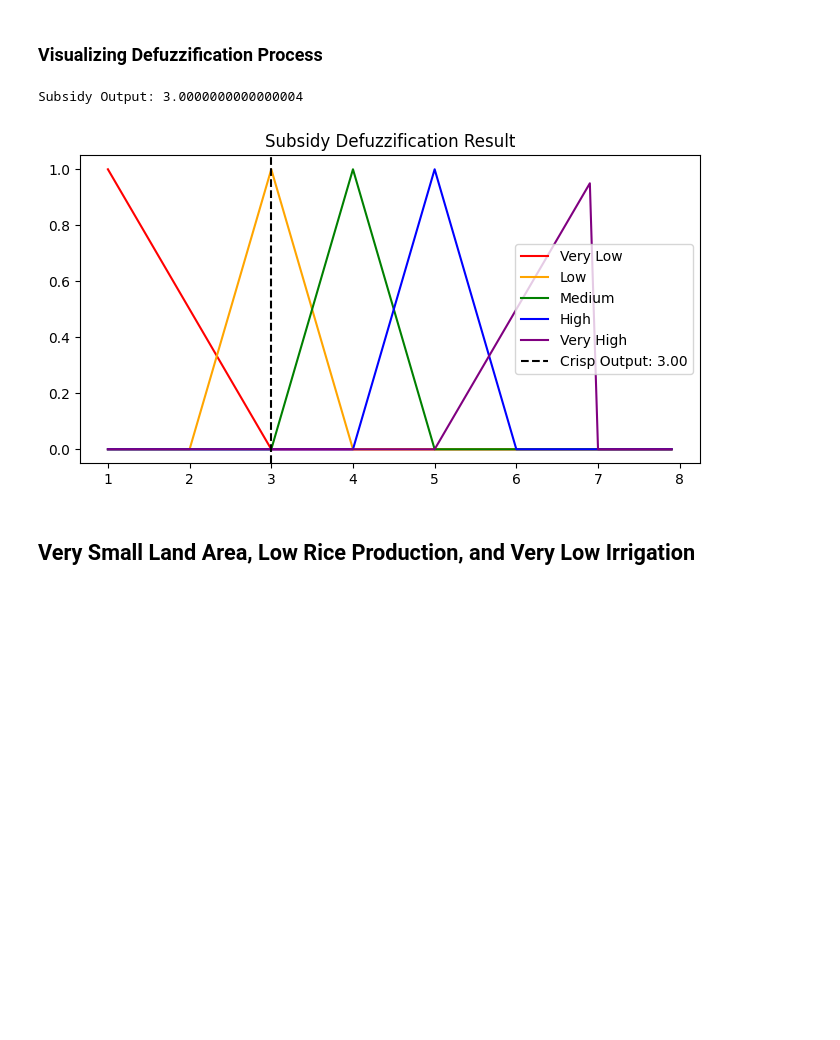
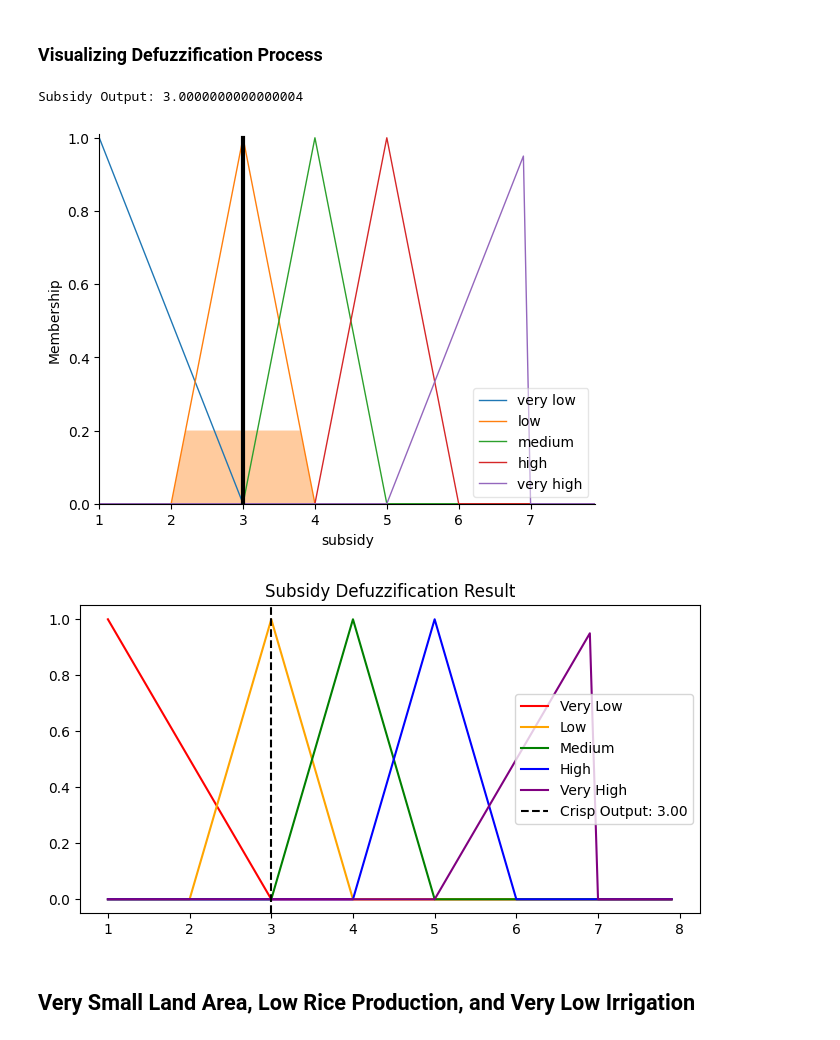
Before and after one commit to FarrelAD/Calculate-Subsidy-With-Fuzzy-Logic, a Jupyter notebook: mamdani/mamdani_2.ipynb, the cells around one changed output. Saved outputs shown, nothing was run; the diff lists cells and outputs as text; code cells hidden in the pictures; blank space fills up the shorter version.

Commit message:
add: area visualization of crisp output

```diff
--- a/mamdani/mamdani_2.ipynb
+++ b/mamdani/mamdani_2.ipynb
@@ -136,26 +140,29 @@ subsidization.compute()
 # %% [markdown]
 ### Visualizing Defuzzification Process
 # %%
+subsidy.view(sim=subsidization)
+
 if 'subsidy' in subsidization.output:
     subsidy_activation = subsidization.output['subsidy']
     print(f"Subsidy Output: {subsidy_activation}")
 
     # Plotting the output fuzzy set with crisp result
     fig, ax = plt.subplots(figsize=(8, 4))
     ax.plot(subsidy.universe, subsidy['very low'].mf, 'r', label='Very Low')
     ax.plot(subsidy.universe, subsidy['low'].mf, 'orange', label='Low')
     ax.plot(subsidy.universe, subsidy['medium'].mf, 'g', label='Medium')
     ax.plot(subsidy.universe, subsidy['high'].mf, 'b', label='High')
     ax.plot(subsidy.universe, subsidy['very high'].mf, 'purple', label='Very High')
     ax.axvline(x=subsidy_activation, color='k', linestyle='--', label=f"Crisp Output: {subsidy_activation:.2f}")
     ax.set_title('Subsidy Defuzzification Result')
     ax.legend()
     plt.show()
 else:
     print("No valid output computed! Adjust input values or rules.")
 # %% [output]
 Subsidy Output: 3.0000000000000004
-[figure, old version]
+[figure, new version]
+[figure, added]
 # %% [markdown]
 ## Very Small Land Area, Low Rice Production, and Very Low Irrigation
 # %% [markdown]
```
Also changed, not shown: parts of 3 cells of this notebook.
